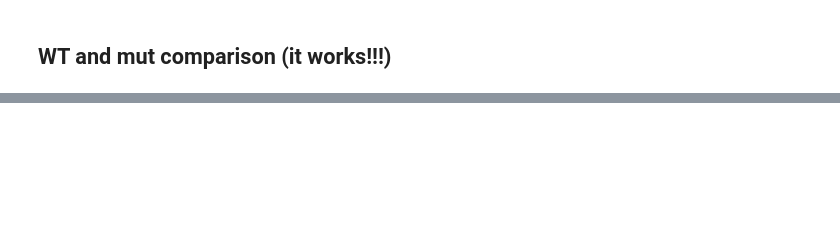
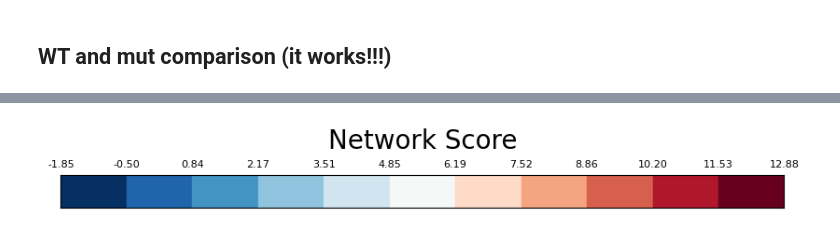
Before and after one commit to Yoannli/NetworkAnalysis, a Jupyter notebook: pymolviz/pseudoatoms_test_works.ipynb, the cells around one changed output, grey strips where cells are left out. Cells and saved outputs as stored; diff of their text form; code cells hidden in the pictures; blank space fills up the shorter version.

```diff
--- a/pymolviz/pseudoatoms_test_works.ipynb
+++ b/pymolviz/pseudoatoms_test_works.ipynb
@@ -252,0 +222,49 @@ deselect
+# %%
+# create a dynamic script that takes in multiple pdbs
+score_name = "network_score"
+
+pdbs = ["2OCJ", "4IBQ", "4IBS"]
+aligned_chain = ["A","C","C"] # how chains are aligned
+
+score_filepath = f"data/{score_name}.csv"
+ns_data = pd.read_csv("../lung_cancer/lung_genes_sbna.csv")
+ns_data = ns_data[ns_data['pdb_id'].isin(pdbs)]
+ns_data = ns_data[ns_data['uniprot_num']!="?"]
+ns_data['uniprot_num'] = ns_data['uniprot_num'].astype(int)
+ns_data = ns_data[['pdb_id', 'chain', 'uniprot_num', score_name]].sort_values(['pdb_id', 'chain', 'uniprot_num'])
+ns_data.to_csv(score_filepath, index=False) # save a temporary score file
+
+out = f"""bg_color grey30
+set grid_mode, 1
+"""
+
+for pdb in pdbs:
+    out += f"fetch {pdb}\n"
+
+for pdb, chain in zip(pdbs, aligned_chain):
+    out += f"align (chain {chain} & {pdb}), (chain {aligned_chain[0]} & {pdbs[0]})\n"
+out += f"zoom (chain {chain} & {pdb})\n"
+
+out += "remove resn HOH\n"
+
+script_args = f"python pdb_color_generic_v4_comparison.py -c 3 -d , -i {score_filepath} -l RdBu -r -z --pdb-column 0 --chain-column 1 --site-column 2".split(' ')
+out += subprocess.run(script_args, capture_output=True, text=True).stdout
+
+# write script to file
+with open(f"scripts/{"_".join(pdbs)}_{score_name}.pml", "w") as f:
+    f.write(out)
+
+# read palette file and save the colour scale
+with open('palette.pkl', 'rb') as file:
+    palette = pickle.load(file)
+save_palette_img(f"data/{"_".join(pdbs)}_palette_{score_name}.png", palette[0], palette[1], score_name)
+
+# delete the score file
+os.remove(score_filepath)
+
+# delete all .cif files in the directory
+files = [f for f in os.listdir("scripts/") if f.endswith(".cif")]
+for f in files:
+    os.remove("scripts/"+f)
+# %% [output]
+[figure, added]
```
Also changed, not shown: parts of 5 cells of this notebook, 2 other files.
